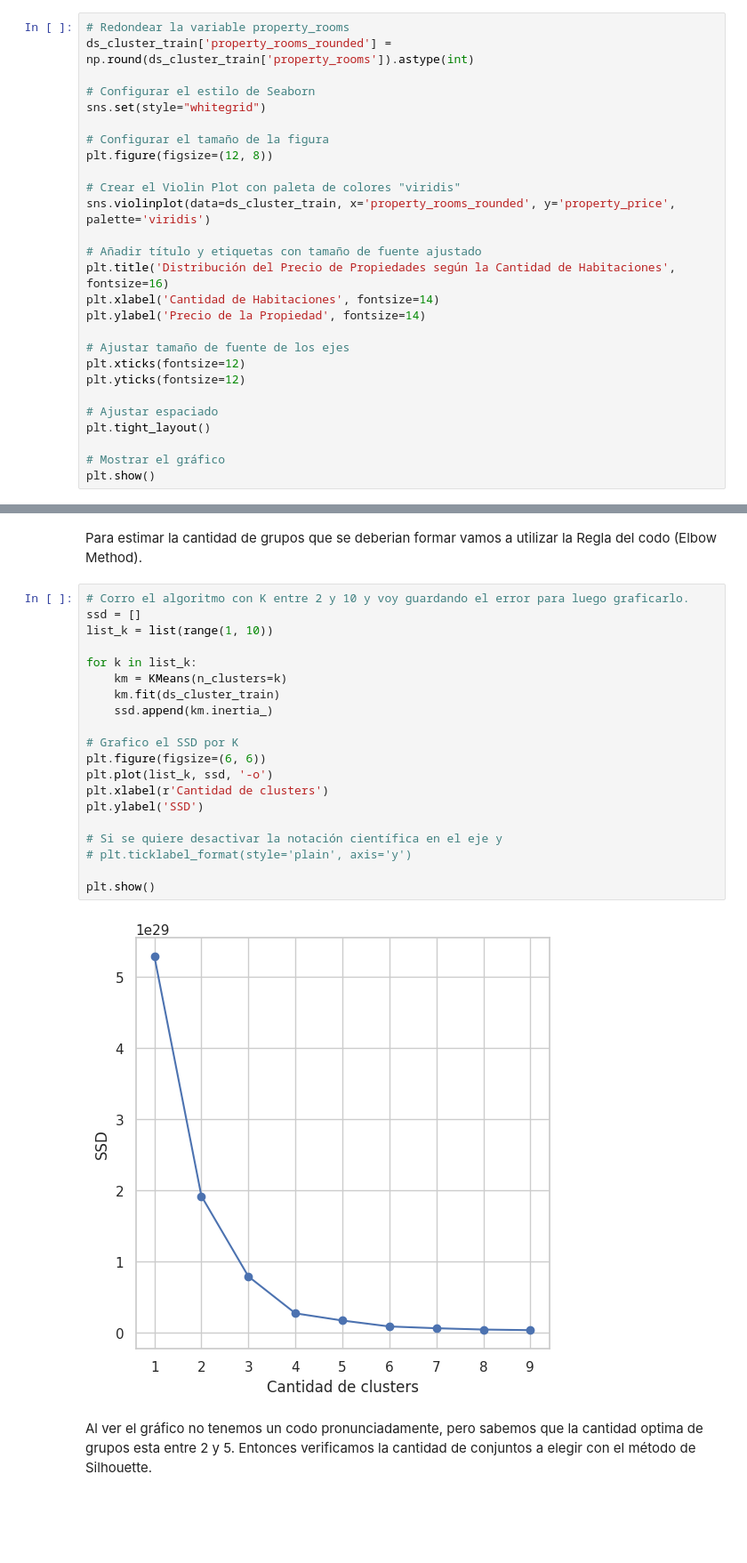
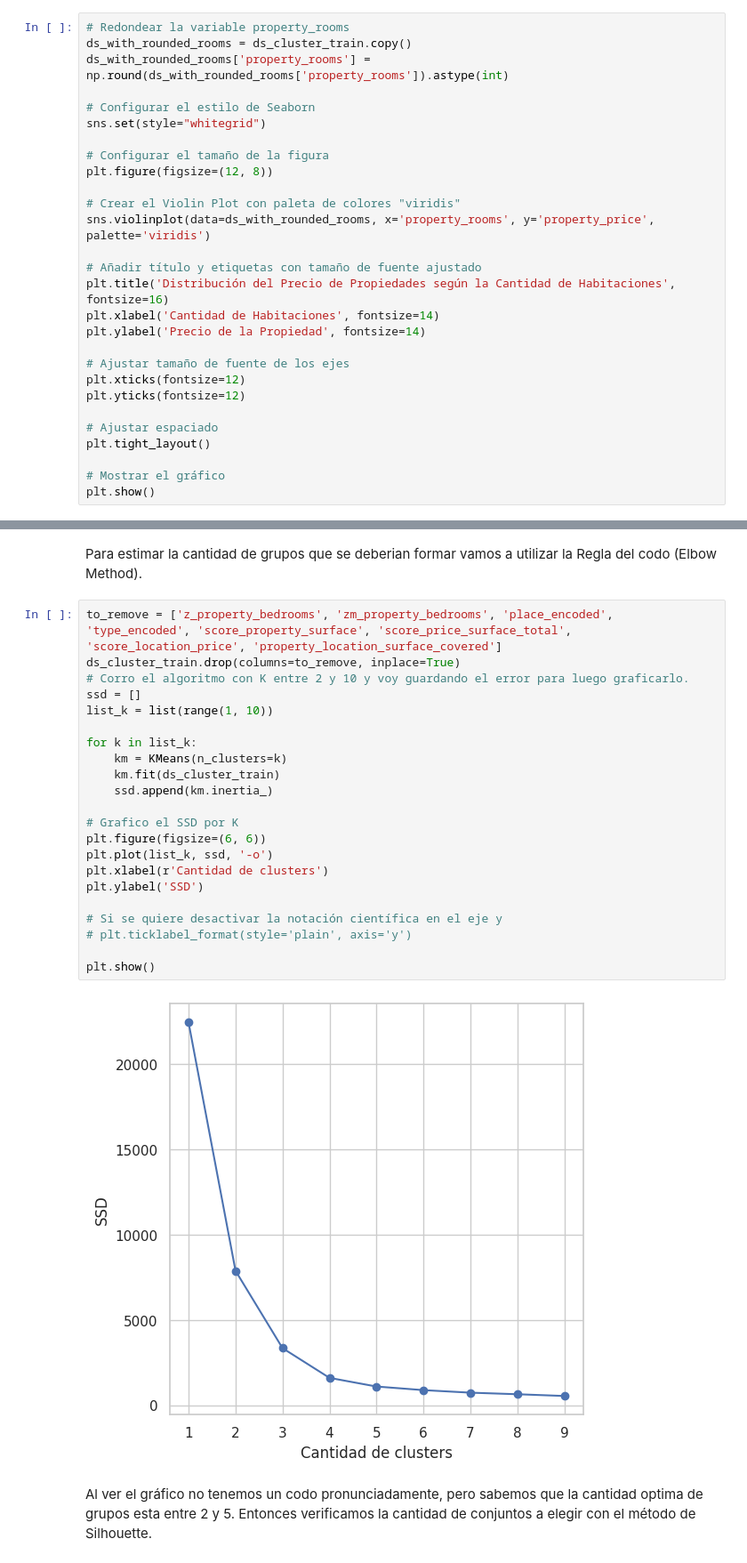
Before and after one commit to kikiymini/7506R-1C2024-GRUPO02, a Jupyter notebook: 7506R_1C2024_GRUPO02_N2.ipynb, the cells around one changed output, grey strips where cells are left out. Shown at 89% size. Drawn from its saved outputs; the diff is of its cells as text; blank space fills up the shorter version.

```diff
--- a/7506R_1C2024_GRUPO02_N2.ipynb
+++ b/7506R_1C2024_GRUPO02_N2.ipynb
@@ -95,7 +98,8 @@ ds_cluster_train.head()
 | 4 | -34.568861 | -58.505879 | PH | 5.0 | 4.0 | 273.0 | ... |
 # %%
 # Redondear la variable property_rooms
-ds_cluster_train['property_rooms_rounded'] = np.round(ds_cluster_train['property_rooms']).astype(int)
+ds_with_rounded_rooms = ds_cluster_train.copy()
+ds_with_rounded_rooms['property_rooms'] = np.round(ds_with_rounded_rooms['property_rooms']).astype(int)
 
 # Configurar el estilo de Seaborn
 sns.set(style="whitegrid")
@@ -104,7 +108,7 @@ sns.set(style="whitegrid")
 plt.figure(figsize=(12, 8))
 
 # Crear el Violin Plot con paleta de colores "viridis"
-sns.violinplot(data=ds_cluster_train, x='property_rooms_rounded', y='property_price', palette='viridis')
+sns.violinplot(data=ds_with_rounded_rooms, x='property_rooms', y='property_price', palette='viridis')
 
 # Añadir título y etiquetas con tamaño de fuente ajustado
 plt.title('Distribución del Precio de Propiedades según la Cantidad de Habitaciones', fontsize=16)
@@ -206,27 +207,29 @@ ds_cluster_train.head()
 # %% [markdown]
 Para estimar la cantidad de grupos que se deberian formar vamos a utilizar la Regla del codo (Elbow Method).
 # %%
+to_remove = ['z_property_bedrooms', 'zm_property_bedrooms', 'place_encoded', 'type_encoded', 'score_property_surface', 'score_price_surface_total', 'score_location_price', 'property_location_surface_covered']
+ds_cluster_train.drop(columns=to_remove, inplace=True)
 # Corro el algoritmo con K entre 2 y 10 y voy guardando el error para luego graficarlo.
 ssd = []
 list_k = list(range(1, 10))
 
 for k in list_k:
     km = KMeans(n_clusters=k)
     km.fit(ds_cluster_train)
     ssd.append(km.inertia_)
 
 # Grafico el SSD por K
 plt.figure(figsize=(6, 6))
 plt.plot(list_k, ssd, '-o')
 plt.xlabel(r'Cantidad de clusters')
 plt.ylabel('SSD')
 
 # Si se quiere desactivar la notación científica en el eje y
 # plt.ticklabel_format(style='plain', axis='y')
 
 plt.show()
 # %% [output]
-[figure, old version]
+[figure, new version]
 # %% [markdown]
 Al ver el gráfico no tenemos un codo pronunciadamente, pero sabemos que la cantidad optima de grupos esta entre 2 y 5. Entonces verificamos la cantidad de conjuntos a elegir con el método de Silhouette.
 # %% [markdown]
```
Also changed, not shown: parts of 9 cells of this notebook.
